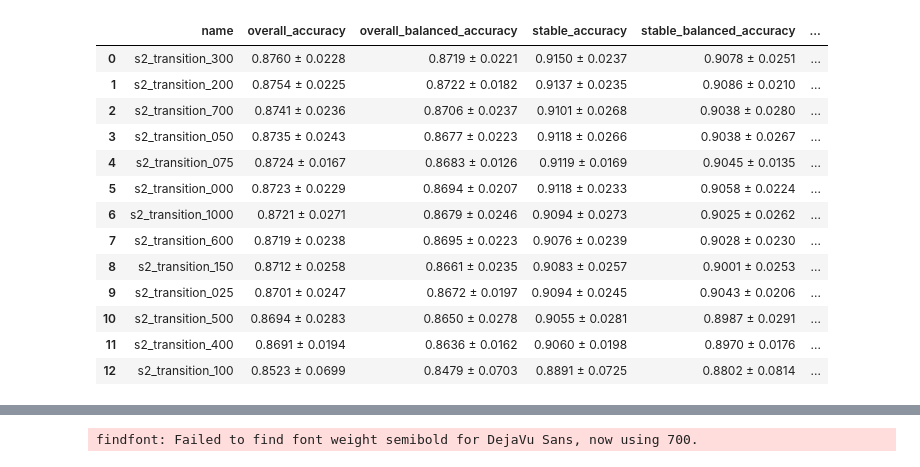
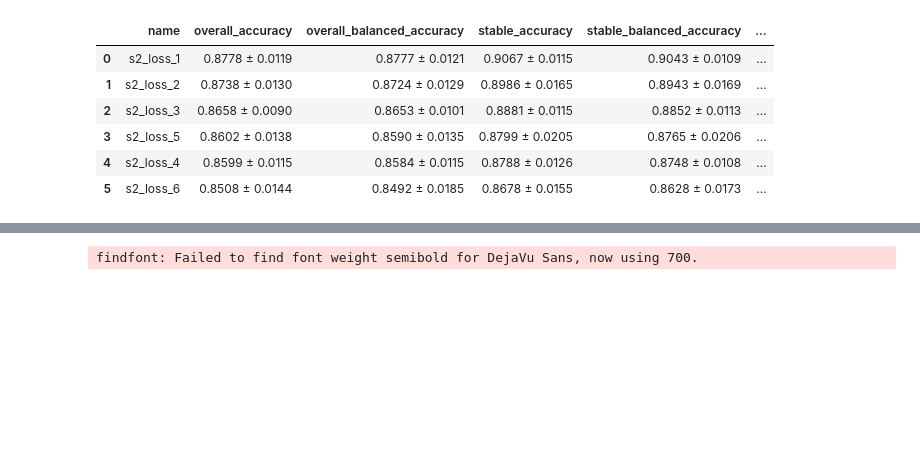
Before and after one commit to bipulsimkhada/AD_progression_visualization, a Jupyter notebook: analysis/loss.ipynb, the cells around one changed output, grey strips where cells are left out. Cells and saved outputs as stored; diff of their text form; code cells hidden in the pictures; blank space fills up the shorter version.

```diff
--- a/analysis/loss.ipynb
+++ b/analysis/loss.ipynb
@@ -22,20 +26,14 @@ df_loss_s1
 # %%
+#s1_loss_7 chosen from previous
 from experiments.analysis import get_results
 
-df_loss_ss2 = get_results("../results/cv/loss", "s2")
-df_loss_ss2
+df_loss_s2 = get_results("../results/cv/loss", "s2")
+df_loss_s2
 # %% [output]
 |  | name | overall_accuracy | overall_balanced_accuracy | stable_accuracy | stable_balanced_accuracy | ... |
-| 0 | s2_transition_300 | 0.8760 ± 0.0228 | 0.8719 ± 0.0221 | 0.9150 ± 0.0237 | 0.9078 ± 0.0251 | ... |
-| 1 | s2_transition_200 | 0.8754 ± 0.0225 | 0.8722 ± 0.0182 | 0.9137 ± 0.0235 | 0.9086 ± 0.0210 | ... |
-| 2 | s2_transition_700 | 0.8741 ± 0.0236 | 0.8706 ± 0.0237 | 0.9101 ± 0.0268 | 0.9038 ± 0.0280 | ... |
-| 3 | s2_transition_050 | 0.8735 ± 0.0243 | 0.8677 ± 0.0223 | 0.9118 ± 0.0266 | 0.9038 ± 0.0267 | ... |
-| 4 | s2_transition_075 | 0.8724 ± 0.0167 | 0.8683 ± 0.0126 | 0.9119 ± 0.0169 | 0.9045 ± 0.0135 | ... |
-| 5 | s2_transition_000 | 0.8723 ± 0.0229 | 0.8694 ± 0.0207 | 0.9118 ± 0.0233 | 0.9058 ± 0.0224 | ... |
-| 6 | s2_transition_1000 | 0.8721 ± 0.0271 | 0.8679 ± 0.0246 | 0.9094 ± 0.0273 | 0.9025 ± 0.0262 | ... |
-| 7 | s2_transition_600 | 0.8719 ± 0.0238 | 0.8695 ± 0.0223 | 0.9076 ± 0.0239 | 0.9028 ± 0.0230 | ... |
-| 8 | s2_transition_150 | 0.8712 ± 0.0258 | 0.8661 ± 0.0235 | 0.9083 ± 0.0257 | 0.9001 ± 0.0253 | ... |
-| 9 | s2_transition_025 | 0.8701 ± 0.0247 | 0.8672 ± 0.0197 | 0.9094 ± 0.0245 | 0.9043 ± 0.0206 | ... |
-| 10 | s2_transition_500 | 0.8694 ± 0.0283 | 0.8650 ± 0.0278 | 0.9055 ± 0.0281 | 0.8987 ± 0.0291 | ... |
-| 11 | s2_transition_400 | 0.8691 ± 0.0194 | 0.8636 ± 0.0162 | 0.9060 ± 0.0198 | 0.8970 ± 0.0176 | ... |
-| 12 | s2_transition_100 | 0.8523 ± 0.0699 | 0.8479 ± 0.0703 | 0.8891 ± 0.0725 | 0.8802 ± 0.0814 | ... |
+| 0 | s2_loss_1 | 0.8778 ± 0.0119 | 0.8777 ± 0.0121 | 0.9067 ± 0.0115 | 0.9043 ± 0.0109 | ... |
+| 1 | s2_loss_2 | 0.8738 ± 0.0130 | 0.8724 ± 0.0129 | 0.8986 ± 0.0165 | 0.8943 ± 0.0169 | ... |
+| 2 | s2_loss_3 | 0.8658 ± 0.0090 | 0.8653 ± 0.0101 | 0.8881 ± 0.0115 | 0.8852 ± 0.0113 | ... |
+| 3 | s2_loss_5 | 0.8602 ± 0.0138 | 0.8590 ± 0.0135 | 0.8799 ± 0.0205 | 0.8765 ± 0.0206 | ... |
+| 4 | s2_loss_4 | 0.8599 ± 0.0115 | 0.8584 ± 0.0115 | 0.8788 ± 0.0126 | 0.8748 ± 0.0108 | ... |
+| 5 | s2_loss_6 | 0.8508 ± 0.0144 | 0.8492 ± 0.0185 | 0.8678 ± 0.0155 | 0.8628 ± 0.0173 | ... |
```
Also changed, not shown: parts of 4 cells of this notebook, 3 other files.
